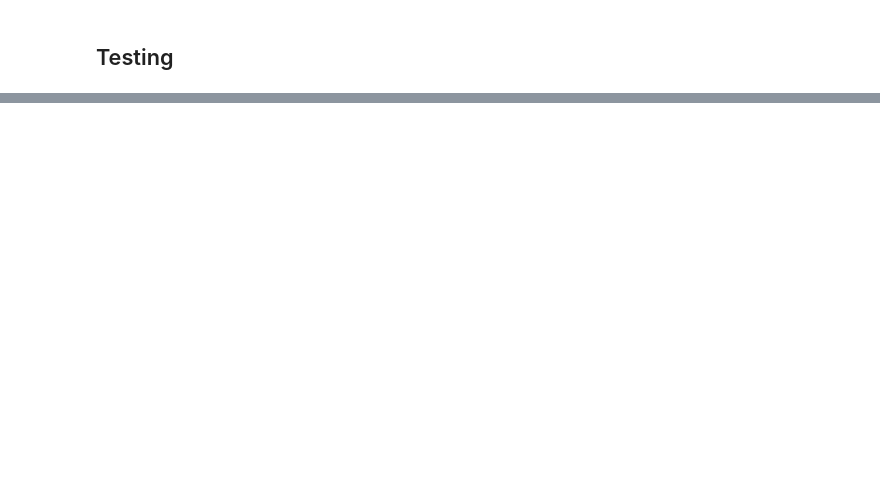
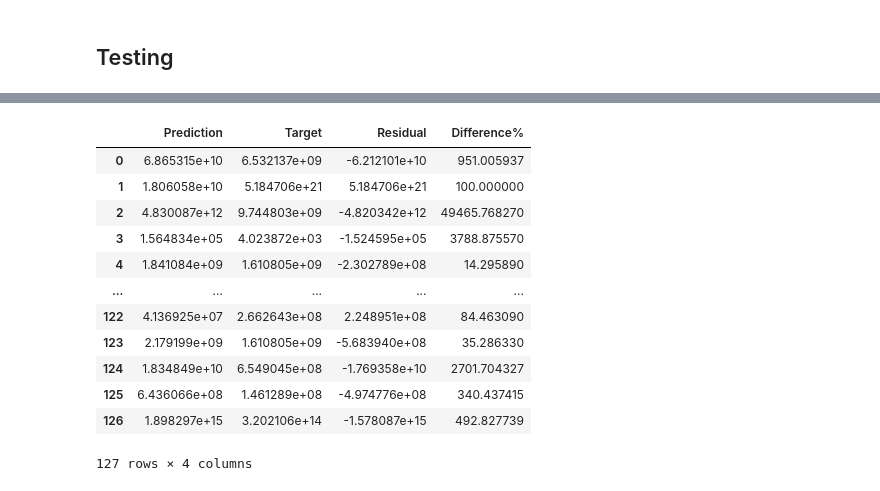
Before and after one commit to Andre-Williams22/DS-2.1-Machine-Learning, a Jupyter notebook: Homework/Boston_Housing Linear-Regression.ipynb, the cells around one changed output, grey strips where cells are left out. Cells and saved outputs as stored; diff of their text form; code cells hidden in the pictures; blank space fills up the shorter version.

```diff
--- a/Homework/Boston_Housing Linear-Regression.ipynb
+++ b/Homework/Boston_Housing Linear-Regression.ipynb
@@ -195,0 +325,8 @@ x_train, y_train, x_test, y_test
+# %%
+# We can also include the test targets in that data frame (so we can manually compare them)
+df_pf['Target'] = np.exp(y_test)
+df_pf
+
+# Note that we have a lot of missing values
+# There is no reason to have ANY missing values, though
+# This suggests that something is wrong with the data frame / indexing
@@ -195,0 +347,10 @@ x_train, y_train, x_test, y_test
+# %%
+# After displaying y_test, we find what the issue is
+# The old indexes are preserved (recall earlier in that code we made a note on that)
+# The code was: data_cleaned = data_4.reset_index(drop=True)
+
+# Therefore, to get a proper result, we must reset the index and drop the old indexing
+y_test = y_test.reset_index(drop=True)
+
+# Check the result
+y_test.head()
@@ -195,0 +364,5 @@ x_train, y_train, x_test, y_test
+# %%
+# Let's overwrite the 'Target' column with the appropriate values
+# Again, we need the exponential of the test log price
+df_pf['Target'] = np.exp(y_test)
+df_pf
@@ -195,0 +383,26 @@ x_train, y_train, x_test, y_test
+# %%
+# Additionally, we can calculate the difference between the targets and the predictions
+# Note that this is actually the residual (we already plotted the residuals)
+df_pf['Residual'] = df_pf['Target'] - df_pf['Prediction']
+
+# Since OLS is basically an algorithm which minimizes the total sum of squared errors (residuals),
+# this comparison makes a lot of sense
+# %%
+# Finally, it makes sense to see how far off we are from the result percentage-wise
+# Here, we take the absolute difference in %, so we can easily order the data frame
+df_pf['Difference%'] = np.absolute(df_pf['Residual']/df_pf['Target']*100)
+df_pf
+# %% [output]
+|  | Prediction | Target | Residual | Difference% |
+| 0 | 6.865315e+10 | 6.532137e+09 | -6.212101e+10 | 951.005937 |
+| 1 | 1.806058e+10 | 5.184706e+21 | 5.184706e+21 | 100.000000 |
+| 2 | 4.830087e+12 | 9.744803e+09 | -4.820342e+12 | 49465.768270 |
+| 3 | 1.564834e+05 | 4.023872e+03 | -1.524595e+05 | 3788.875570 |
+| 4 | 1.841084e+09 | 1.610805e+09 | -2.302789e+08 | 14.295890 |
+| ... | ... | ... | ... | ... |
+| 122 | 4.136925e+07 | 2.662643e+08 | 2.248951e+08 | 84.463090 |
+| 123 | 2.179199e+09 | 1.610805e+09 | -5.683940e+08 | 35.286330 |
+| 124 | 1.834849e+10 | 6.549045e+08 | -1.769358e+10 | 2701.704327 |
+| 125 | 6.436066e+08 | 1.461289e+08 | -4.974776e+08 | 340.437415 |
+| 126 | 1.898297e+15 | 3.202106e+14 | -1.578087e+15 | 492.827739 |
+127 rows × 4 columns
```
Also changed, not shown: parts of 19 cells of this notebook.
